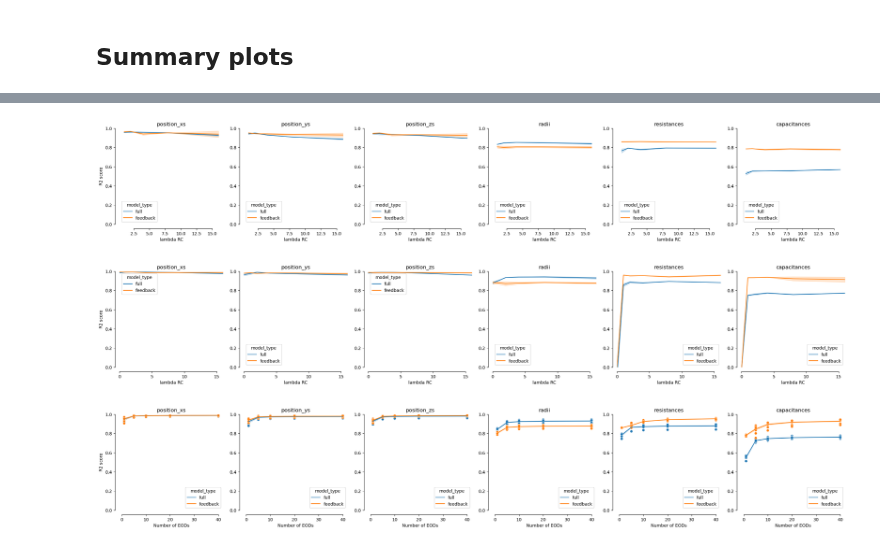
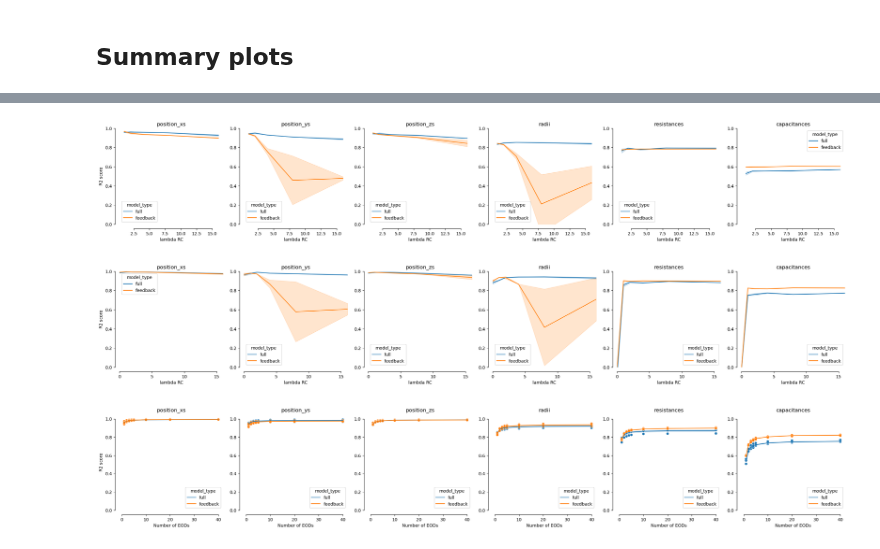
Before and after one commit to DenisTurcu/efish-characterization, a Jupyter notebook: characterization-panels.ipynb, the cells around one changed output, grey strips where cells are left out. Cells and saved outputs as stored; diff of their text form; code cells hidden in the pictures.

```diff
--- a/characterization-panels.ipynb
+++ b/characterization-panels.ipynb
@@ -74,10 +74,12 @@ Seed set to 113
 # %% [markdown]
 ## Summary plots
 # %%
-models_with_r2 = pd.read_csv("models_with_r2.csv")
+# models_with_r2 = pd.read_csv("models_with_r2.csv")
+models_with_r2 = pd.read_csv("models_with_r2_estimates.csv")
 feat_names = [x.split("r2_score_")[1] for x in models_with_r2.columns if "r2_score_" in x]
 models_with_r2["num_eods"] = 1
-models_with_r2_multiple_eods = pd.read_csv("models_with_r2_multiple_eods.csv")
+# models_with_r2_multiple_eods = pd.read_csv("models_with_r2_multiple_eods.csv")
+models_with_r2_multiple_eods = pd.read_csv("models_with_r2_multiple_eods_estimates.csv")
 models_summary = models_with_r2.copy()
 num_eods_simulated = [int(x.split("num_eods_")[1]) for x in models_with_r2_multiple_eods.columns if "r2_score_" in x]
 for num_eods in num_eods_simulated:
@@ -112,7 +114,7 @@ for i in range(len(feat_names)):
     axes[i].set_title(feat_names[i])
 plt.show()
 # %% [output]
-[figure, old version]
+[figure, new version]
 # %%
 neods = 40
 f, axes = plt.subplots(1, len(feat_names), figsize=(5 * len(feat_names), 4))
@@ -129,35 +131,35 @@ for i in range(len(feat_names)):
     axes[i].set_xlim(0,16)
 plt.show()
 # %% [output]
-[figure, old version]
+[figure, new version]
 # %%
-temp_models_summary = models_summary[(models_summary["lambda_RC"] > 0)]
+temp_models_summary = models_summary[(models_summary["lambda_RC"] == 1) | (models_summary["lambda_RC"] == 2)]
 f, axes = plt.subplots(1, len(feat_names), figsize=(5 * len(feat_names), 4))
 for i in range(len(feat_names)):
-    axes[i].set_ylim(0, 1)
+    axes[i].set_ylim(0, 1.05)
     sns.lineplot(
         data=temp_models_summary,
         x="num_eods",
         y=f"r2_score_{feat_names[i]}",
         hue="model_type",
         ax=axes[i],
     )
     sns.scatterplot(
         data=temp_models_summary,
         x="num_eods",
         y=f"r2_score_{feat_names[i]}",
         hue="model_type",
         ax=axes[i],
         legend=False,
     )
     sns.move_legend(axes[i], "lower right")
     sns.despine(ax=axes[i], offset=10, trim=True)
     if i == 0:
         axes[i].set_ylabel("R2 score")
     else:
         axes[i].set_ylabel("")
     axes[i].set_xlabel("Number of EODs")
     axes[i].set_title(feat_names[i])
 plt.show()
 # %% [output]
-[figure, old version]
+[figure, new version]
```
Also changed, not shown: 1 other file.
